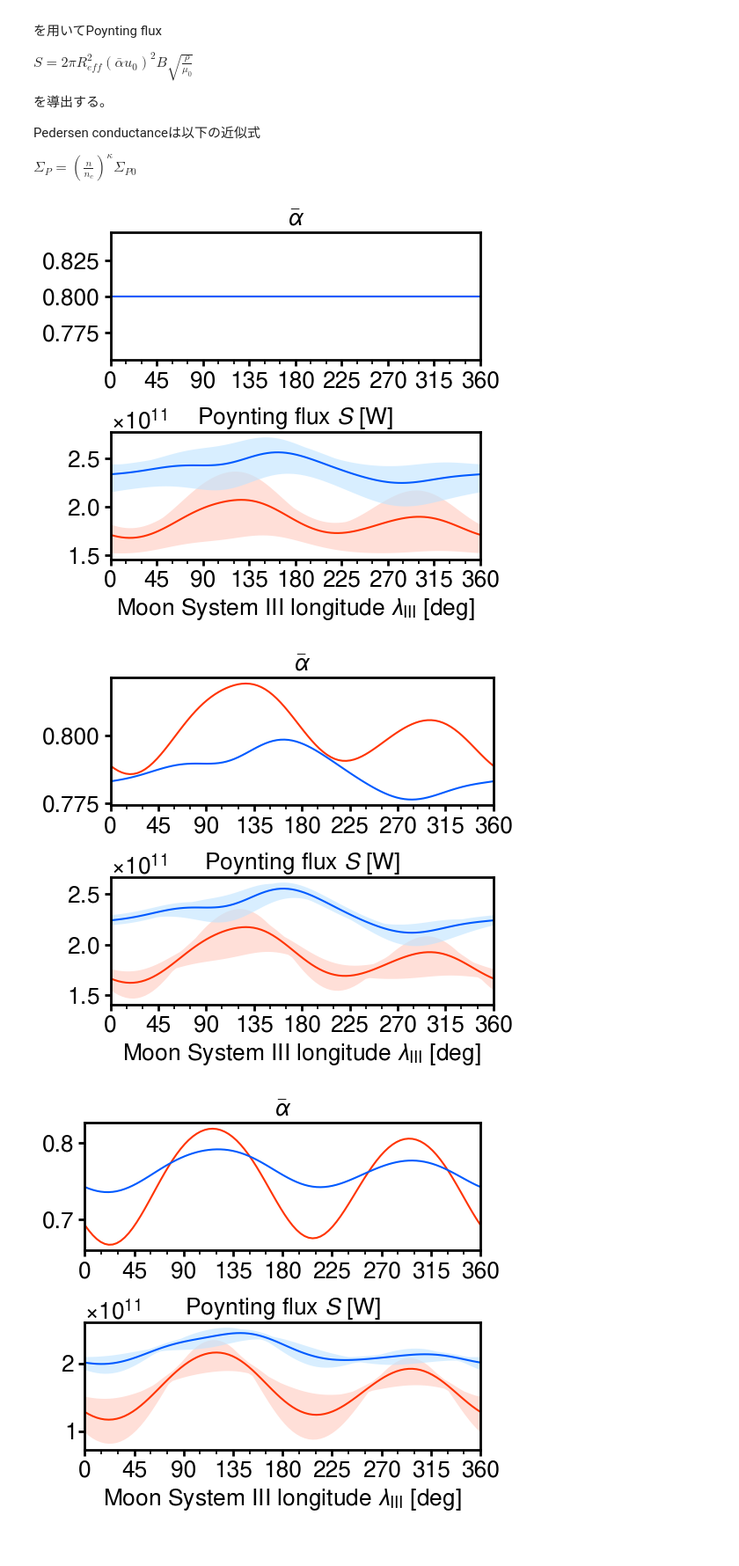
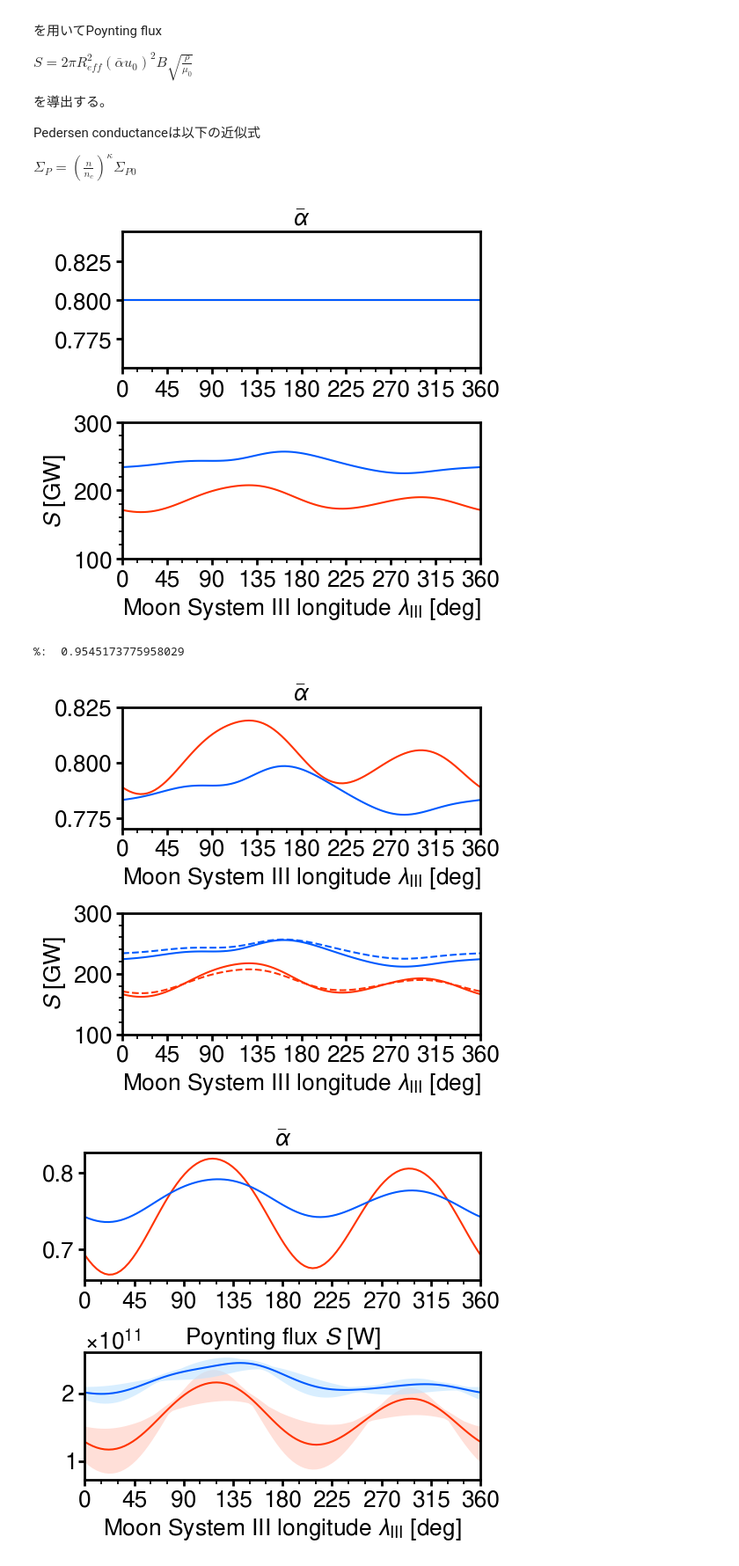
Before and after one commit to ShinnosukeSatoh/HST_Jupiter_footprints_dms, a Jupyter notebook: Poyntingflux.ipynb, the cells around one changed output. Shown: that part at 88% size. Cells and saved outputs as stored; diff of their text form; code cells hidden in the pictures.

Commit message:
Revision: travel time of Alfven waves and Poynting fluxes.

```diff
--- a/Poyntingflux.ipynb
+++ b/Poyntingflux.ipynb
@@ -209,12 +209,14 @@ for i in range(2):
     ax[i].set_xticklabels(np.arange(0, 361, 45), fontsize=fontsize)
     ax[i].xaxis.set_minor_locator(AutoMinorLocator(3))  # minor ticks
 ax[0].set_title(r'$\bar{\alpha}$', fontsize=fontsize)
-ax[1].set_title(r'Poynting flux $S$ [W]', fontsize=fontsize)
+# ax[1].set_title(r'Poynting flux $S$ [GW]', fontsize=fontsize)
 ax[1].yaxis.set_major_formatter(
     ptick.ScalarFormatter(useMathText=True))    # 指数表記
 ax[1].yaxis.get_offset_text().set_fontsize(fontsize)
 ax[1].set_xlabel('Moon System III longitude $\\lambda_{\\rm III}$ [deg]', fontsize=fontsize)
-
+ax[1].set_ylim(100,300)
+ax[1].yaxis.set_minor_locator(AutoMinorLocator(5))  # minor ticks
+ax[1].set_ylabel(r'$S$ [GW]', fontsize=fontsize)
 
 
 # JAN 2014
@@ -230,7 +232,8 @@ alpha_bar = 0.8*np.ones(S3wlon.shape)
 S = 2*3.141592*(R_eff**2)*((alpha_bar*u)**2)*B*np.sqrt(rho1/MU0)
 
 ax[0].plot(np.degrees(S3wlon), alpha_bar, color=cud4[0])
-ax[1].plot(np.degrees(S3wlon), S, color=cud4[0], zorder=1)
+ax[1].plot(np.degrees(S3wlon), S*1E-9, color=cud4[0], zorder=1)
+S_const_2014 = S
 
 pwr_14_arr = np.zeros((12, S3wlon.size))
 for i in range(12):
@@ -240,13 +243,13 @@ for i in range(12):
     alpha_bar = 0.8*np.ones(S3wlon.shape)
     S = 2*3.141592*(R_eff**2)*((alpha_bar*u)**2)*B*np.sqrt(rho1/MU0)
     pwr_14_arr[i, :] = S
-ax[1].fill_between(x=np.degrees(S3wlon),
+"""ax[1].fill_between(x=np.degrees(S3wlon),
                  y1=pwr_14_arr.max(axis=0),
                  y2=pwr_14_arr.min(axis=0),
                  alpha=0.6,
                  color=cud4bs[0],
                  edgecolor=None,
-                 zorder=0.6,)
+                 zorder=0.6,)"""
 
 
 # OCT 2022
@@ -260,9 +263,10 @@ Sig_P = ((rho1/(1708*AMU*1E+6))**kappa)*Sig_P0
 Sig_A = np.sqrt(rho1/(MU0*(B**2)))  # Alfven conductance [S]
 alpha_bar = 0.8*np.ones(S3wlon.shape)
 S = 2*3.141592*(R_eff**2)*((alpha_bar*u)**2)*B*np.sqrt(rho1/MU0)
+S_const_2022 = S
 
 ax[0].plot(np.degrees(S3wlon), alpha_bar, color=cud4[3])
-ax[1].plot(np.degrees(S3wlon), S, color=cud4[3], zorder=1)
+ax[1].plot(np.degrees(S3wlon), S*1E-9, color=cud4[3], zorder=1)
 
 pwr_22_arr = np.zeros((12, S3wlon.size))
 for i in range(12):
@@ -272,18 +276,18 @@ for i in range(12):
     alpha_bar = 0.8*np.ones(S3wlon.shape)
     S = 2*3.141592*(R_eff**2)*((alpha_bar*u)**2)*B*np.sqrt(rho1/MU0)
     pwr_22_arr[i, :] = S
-ax[1].fill_between(x=np.degrees(S3wlon),
+"""ax[1].fill_between(x=np.degrees(S3wlon),
                  y1=pwr_22_arr.max(axis=0),
                  y2=pwr_22_arr.min(axis=0),
                  alpha=0.6,
                  color=cud4bs[3],
                  edgecolor=None,
-                 zorder=0.6,)
+                 zorder=0.6,)"""
 
 fig.tight_layout()
 plt.show()
 # %% [output]
-[figure, old version]
+[figure, new version]
 # %%
 fontsize = 19
 fig, ax = plt.subplots(2,1,figsize=(5.5,5),dpi=100)
@@ -295,11 +299,16 @@ for i in range(2):
     ax[i].set_xticklabels(np.arange(0, 361, 45), fontsize=fontsize)
     ax[i].xaxis.set_minor_locator(AutoMinorLocator(3))  # minor ticks
 ax[0].set_title(r'$\bar{\alpha}$', fontsize=fontsize)
-ax[1].set_title(r'Poynting flux $S$ [W]', fontsize=fontsize)
+ax[0].set_xlabel('Moon System III longitude $\\lambda_{\\rm III}$ [deg]', fontsize=fontsize)
+# ax[1].set_title(r'Poynting flux $S$ [W]', fontsize=fontsize)
 ax[1].yaxis.set_major_formatter(
     ptick.ScalarFormatter(useMathText=True))    # 指数表記
 ax[1].yaxis.get_offset_text().set_fontsize(fontsize)
 ax[1].set_xlabel('Moon System III longitude $\\lambda_{\\rm III}$ [deg]', fontsize=fontsize)
+ax[0].set_ylim(0.770, 0.825)
+ax[1].set_ylim(100,300)
+ax[1].yaxis.set_minor_locator(AutoMinorLocator(5))  # minor ticks
+ax[1].set_ylabel(r'$S$ [GW]', fontsize=fontsize)
 
 
 # JAN 2014
@@ -315,7 +324,11 @@ alpha_bar = Sig_P/(Sig_P+2*Sig_A)
 S = 2*3.141592*(R_eff**2)*((alpha_bar*u)**2)*B*np.sqrt(rho1/MU0)
 
 ax[0].plot(np.degrees(S3wlon), alpha_bar, color=cud4[0])
-ax[1].plot(np.degrees(S3wlon), S, color=cud4[0], zorder=1)
+ax[1].plot(np.degrees(S3wlon), S*1E-9, color=cud4[0], zorder=1)
+ax[1].plot(np.degrees(S3wlon), S_const_2014*1E-9, color=cud4[0], linestyle='dashed', zorder=1)
+idx135 = np.argmin(np.abs(np.degrees(S3wlon)-135))
+print('%: ', S_const_2014[idx135]/S[idx135])
+
 
 pwr_14_arr = np.zeros((12, S3wlon.size))
 for i in range(12):
@@ -325,50 +338,52 @@ for i in range(12):
     alpha_bar = Sig_P/(Sig_P+2*Sig_A)
     S = 2*3.141592*(R_eff**2)*((alpha_bar*u)**2)*B*np.sqrt(rho1/MU0)
     pwr_14_arr[i, :] = S
-ax[1].fill_between(x=np.degrees(S3wlon),
+"""ax[1].fill_between(x=np.degrees(S3wlon),
                  y1=pwr_14_arr.max(axis=0),
                  y2=pwr_14_arr.min(axis=0),
                  alpha=0.6,
                  color=cud4bs[0],
                  edgecolor=None,
-                 zorder=0.6,)
+                 zorder=0.6,)"""
 
 
 # OCT 2022
 S3wlon = np.radians(np.linspace(0, 360, 100))      # [rad]
 B, rvec1 = Calc1(S3wlon)
 rho1, H = RHO_H(rho=1708, Ti=195, rvec1=rvec1)
 
 Sig_P0 = 30      # Pedersen conductance [S] (Saur+2013)
 kappa = 1        # Saur+2013
 Sig_P = ((rho1/(1708*AMU*1E+6))**kappa)*Sig_P0
 Sig_A = np.sqrt(rho1/(MU0*(B**2)))  # Alfven conductance [S]
 alpha_bar = Sig_P/(Sig_P+2*Sig_A)
 S = 2*3.141592*(R_eff**2)*((alpha_bar*u)**2)*B*np.sqrt(rho1/MU0)
 
 ax[0].plot(np.degrees(S3wlon), alpha_bar, color=cud4[3])
-ax[1].plot(np.degrees(S3wlon), S, color=cud4[3], zorder=1)
+ax[1].plot(np.degrees(S3wlon), S*1E-9, color=cud4[3], zorder=1)
+ax[1].plot(np.degrees(S3wlon), S_const_2022*1E-9, color=cud4[3], linestyle='dashed', zorder=1)
 
 pwr_22_arr = np.zeros((12, S3wlon.size))
 for i in range(12):
     rho1, H = RHO_H(rho=rho22_arr[i], Ti=Ti22_arr[i], rvec1=rvec1)
     Sig_P = ((rho1/(rho22_arr[i]*AMU*1E+6))**kappa)*Sig_P0
     Sig_A = np.sqrt(rho1/(MU0*(B**2)))  # Alfven conductance [S]
     alpha_bar = Sig_P/(Sig_P+2*Sig_A)
     S = 2*3.141592*(R_eff**2)*((alpha_bar*u)**2)*B*np.sqrt(rho1/MU0)
     pwr_22_arr[i, :] = S
-ax[1].fill_between(x=np.degrees(S3wlon),
+"""ax[1].fill_between(x=np.degrees(S3wlon),
                  y1=pwr_22_arr.max(axis=0),
                  y2=pwr_22_arr.min(axis=0),
                  alpha=0.6,
                  color=cud4bs[3],
                  edgecolor=None,
-                 zorder=0.6,)
+                 zorder=0.6,)"""
 
 fig.tight_layout()
 plt.show()
 # %% [output]
+%:  0.9545173775958029
-[figure, old version]
+[figure, new version]
 # %%
 fontsize = 19
 fig, ax = plt.subplots(2,1,figsize=(5.5,5),dpi=100)
```
Also changed, not shown: parts of 7 cells of this notebook, 9 other files.
